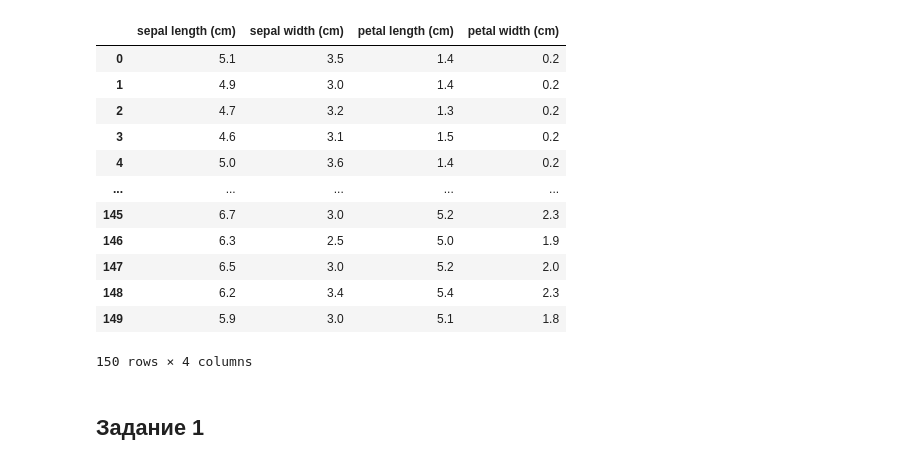
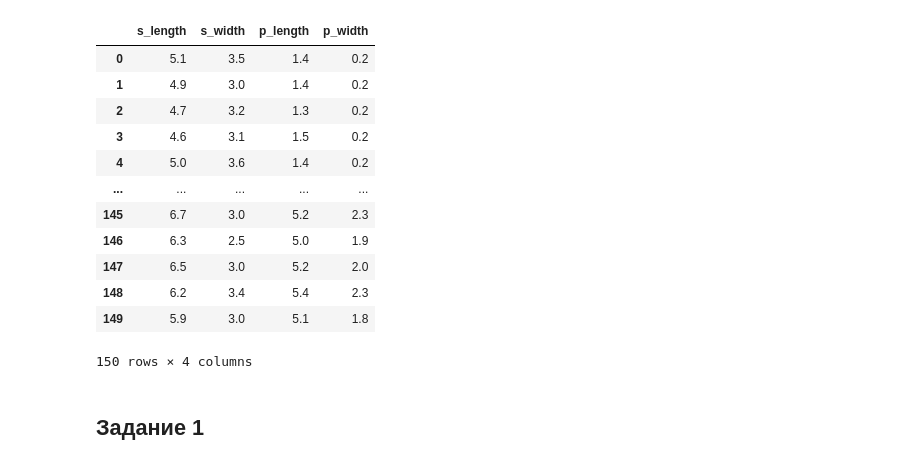
Before and after one commit to HerrPhoton/Theory-of-statistical-solutions, a Jupyter notebook: lab1.ipynb, the cells around one changed output. Cells and saved outputs as stored; diff of their text form; code cells hidden in the pictures.

```diff
--- a/lab1.ipynb
+++ b/lab1.ipynb
@@ -15,12 +20,15 @@ import numpy as np
 # %%
 iris = load_iris(as_frame = True)
 
 df = iris['data']
-target_names = pd.Categorical.from_codes(iris.target, iris.target_names)
+df.columns = ['s_length', 's_width', 'p_length', 'p_width']
+
+full_df = df.copy()
+full_df['species'] = pd.Categorical.from_codes(iris.target, iris.target_names)
 
 df
 # %% [output]
-|  | sepal length (cm) | sepal width (cm) | petal length (cm) | petal width (cm) |
+|  | s_length | s_width | p_length | p_width |
 | 0 | 5.1 | 3.5 | 1.4 | 0.2 |
 | 1 | 4.9 | 3.0 | 1.4 | 0.2 |
 | 2 | 4.7 | 3.2 | 1.3 | 0.2 |
```
Also changed, not shown: parts of 14 cells of this notebook.
